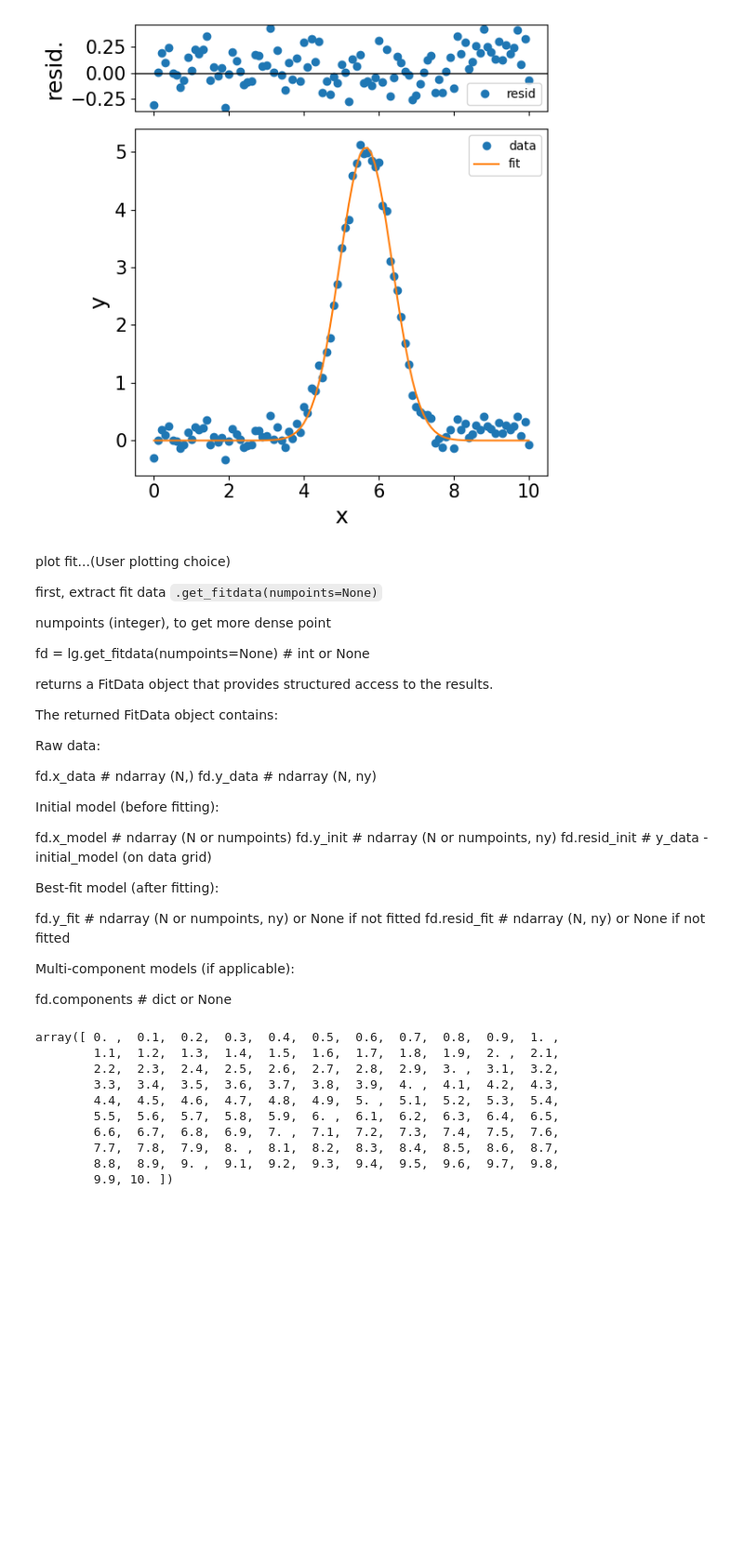
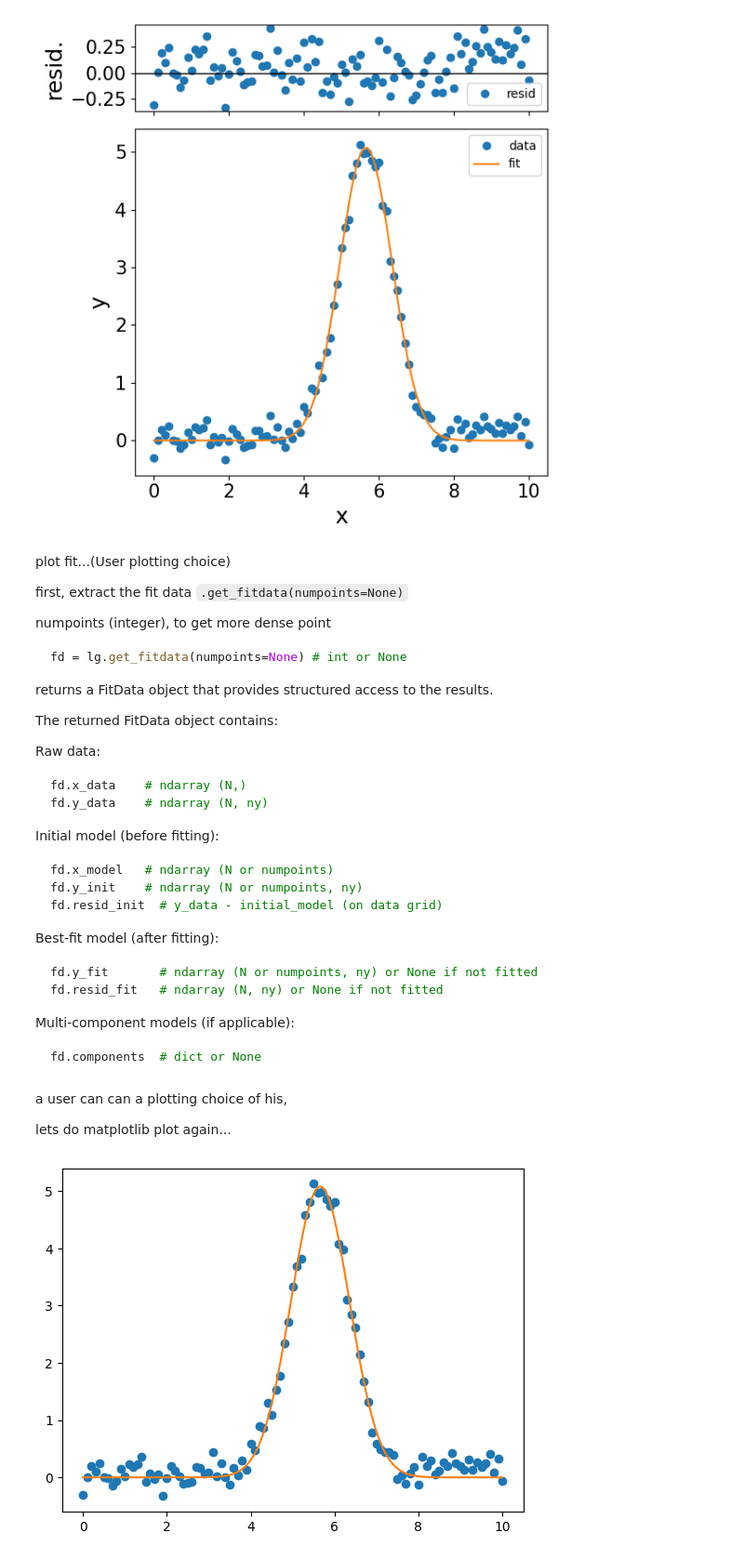
Before and after one commit to jazmaryphy/lmfit_global, a Jupyter notebook: examples/lg_model_gaussian.ipynb, the cells around one changed output. Shown: that part at 93% size. Saved outputs shown, nothing was run; the diff lists cells and outputs as text; code cells hidden in the pictures; blank space fills up the shorter version.

Commit message:
gaussian example

````diff
--- a/examples/lg_model_gaussian.ipynb
+++ b/examples/lg_model_gaussian.ipynb
@@ -208,46 +208,57 @@ ax1 = lg.plot_fit(plot_residual=True, numpoints=None, xlabel='x', ylabel='y', pr
 # %% [markdown]
 plot fit...(User plotting choice)
 
-first, extract fit data  `.get_fitdata(numpoints=None)`
+first, extract the fit data  `.get_fitdata(numpoints=None)`
 
 numpoints (integer), to get more dense point
 
+```python
 fd = lg.get_fitdata(numpoints=None) # int or None
+```
 
 returns a FitData object that provides structured access to the results.
 
 The returned FitData object contains:
 
 Raw data:
-
+```python
 fd.x_data    # ndarray (N,)
 fd.y_data    # ndarray (N, ny)
+```
 
 Initial model (before fitting):
-
+```python
 fd.x_model   # ndarray (N or numpoints)
 fd.y_init    # ndarray (N or numpoints, ny)
 fd.resid_init  # y_data - initial_model (on data grid)
+```
 
 Best-fit model (after fitting):
-
+```python
 fd.y_fit       # ndarray (N or numpoints, ny) or None if not fitted
 fd.resid_fit   # ndarray (N, ny) or None if not fitted
+```
 
 Multi-component models (if applicable):
-
+```python
 fd.components  # dict or None
+```
+# %% [markdown]
+a user can can a plotting choice of his,
+
+lets do matplotlib plot again...
 # %%
-fd = lg.get_fitdata(numpoints=None) # int or None
+fd = lg.get_fitdata(numpoints=1000) # int or None
 fd.x_data
+
+
+for i in range(lg.ny):
+    plt.plot(fd.x_data,  fd.y_data[:, i], 'o', zorder=1)
+    plt.plot(fd.x_model, fd.y_fit[:, i],  '-', zorder=2)
+
+plt.show()
+
+# where ny is number of datasets, luckily here we dealing with single-dataset
+# see next examples on how we can handle multi-datasets
 # %% [output]
-array([ 0. ,  0.1,  0.2,  0.3,  0.4,  0.5,  0.6,  0.7,  0.8,  0.9,  1. ,
-        1.1,  1.2,  1.3,  1.4,  1.5,  1.6,  1.7,  1.8,  1.9,  2. ,  2.1,
-        2.2,  2.3,  2.4,  2.5,  2.6,  2.7,  2.8,  2.9,  3. ,  3.1,  3.2,
-        3.3,  3.4,  3.5,  3.6,  3.7,  3.8,  3.9,  4. ,  4.1,  4.2,  4.3,
-        4.4,  4.5,  4.6,  4.7,  4.8,  4.9,  5. ,  5.1,  5.2,  5.3,  5.4,
-        5.5,  5.6,  5.7,  5.8,  5.9,  6. ,  6.1,  6.2,  6.3,  6.4,  6.5,
-        6.6,  6.7,  6.8,  6.9,  7. ,  7.1,  7.2,  7.3,  7.4,  7.5,  7.6,
-        7.7,  7.8,  7.9,  8. ,  8.1,  8.2,  8.3,  8.4,  8.5,  8.6,  8.7,
-        8.8,  8.9,  9. ,  9.1,  9.2,  9.3,  9.4,  9.5,  9.6,  9.7,  9.8,
-        9.9, 10. ])
+[figure, added]
````
Also changed, not shown: parts of 1 cell of this notebook.
